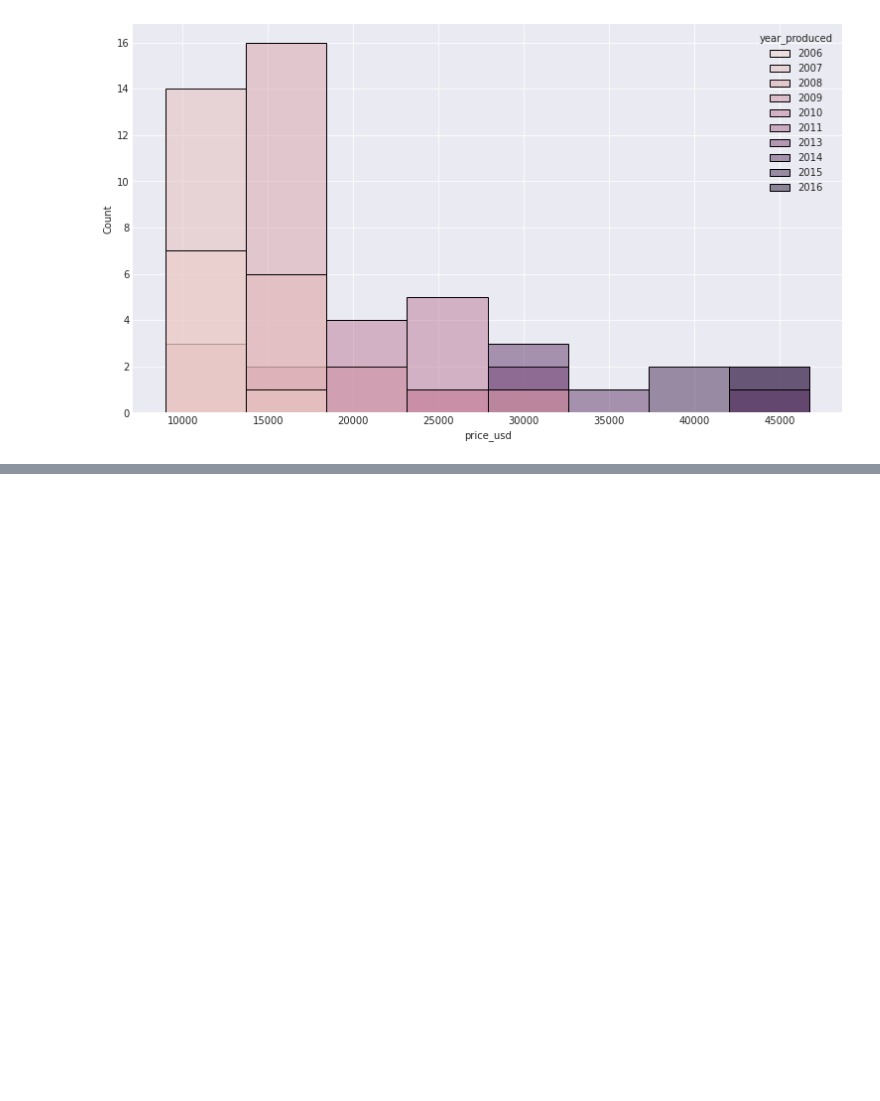
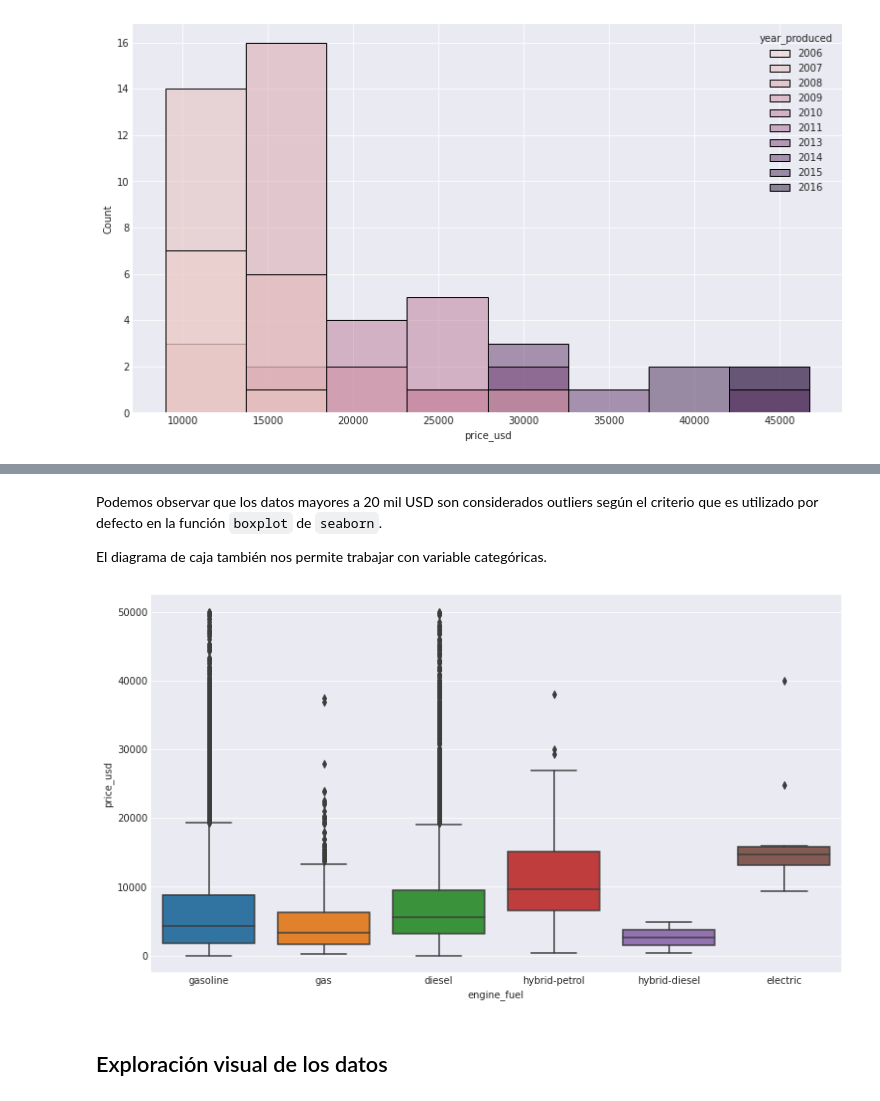
Before and after one commit to luiscib3r/Curso-de-Data-Science, a Jupyter notebook: 01 Estadística descriptiva.ipynb, the cells around one changed output, grey strips where cells are left out. Drawn from its saved outputs; the diff is of its cells as text; code cells hidden in the pictures; blank space fills up the shorter version.

```diff
--- a/01 Estadística descriptiva.ipynb
+++ b/01 Estadística descriptiva.ipynb
@@ -265,3 +354,17 @@ plt.show()
+# %% [markdown]
+Podemos observar que los datos mayores a 20 mil USD son considerados outliers según el criterio que es utilizado por defecto en la función `boxplot` de `seaborn`.
+
+El diagrama de caja también nos permite trabajar con variable categóricas.
+# %%
+_, ax = plt.subplots()
+
+sns.boxplot(ax=ax, data=data, x='engine_fuel', y='price_usd')
+
+plt.show()
+# %% [output]
+[figure, added]
+# %% [markdown]
+## Exploración visual de los datos
 # %% [markdown]
 <a style='text-decoration:none;line-height:16px;display:flex;color:#5B5B62;padding:10px;justify-content:end;' href='https://deepnote.com?utm_source=created-in-deepnote-cell&projectId=e36e672b-24d4-4dd2-bab2-38a64f83eb6f' target="_blank">
 <img alt='Created in deepnote.com' style='display:inline;max-height:16px;margin:0px;margin-right:7.5px;' src='embedded-picture-1' > </img>
```
Also changed, not shown: parts of 6 cells of this notebook.
